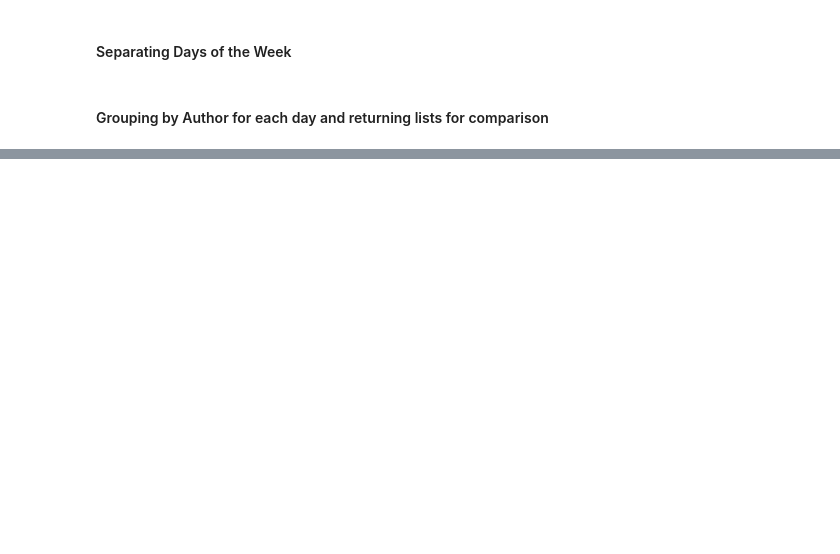
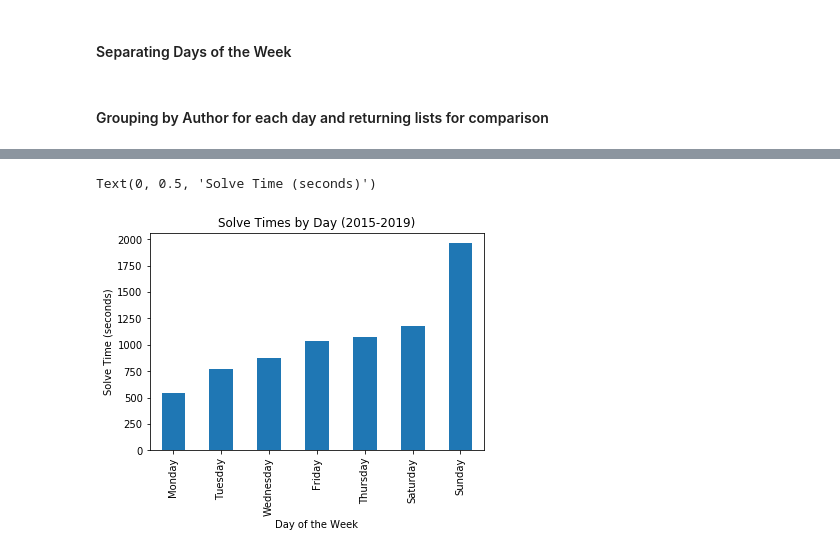
Before and after one commit to kejohnson1231/Crosswords, a Jupyter notebook: capstone_one_clean.ipynb, the cells around one changed output, grey strips where cells are left out. Drawn from its saved outputs; the diff is of its cells as text; code cells hidden in the pictures; blank space fills up the shorter version.

```diff
--- a/capstone_one_clean.ipynb
+++ b/capstone_one_clean.ipynb
@@ -115,0 +118,2 @@ df = pd.DataFrame.from_dict(puzzle_dict, orient='index', columns=['solve time(se
+# %%
+df = pd.read_csv('puzzles_5yrs.csv')
@@ -147,0 +217,11 @@ set(sun_list) & set(mon_list) & set(tues_list) & set(wed_list) & set(thurs_list)
+# %%
+grouped = df.groupby('day').mean()
+sorted_days = grouped.sort_values('solve_secs')
+sorted_days = sorted_days.rename(columns ={'solve_secs' : 'Solve Time in Seconds'})
+# %%
+ax = sorted_days.plot.bar(title = "Solve Times by Day (2015-2019)", legend = False)
+ax.set_xlabel("Day of the Week")
+ax.set_ylabel("Solve Time (seconds)")
+# %% [output]
+Text(0, 0.5, 'Solve Time (seconds)')
+[figure, added]
```
Also changed, not shown: parts of 17 cells of this notebook, 5 other files.
